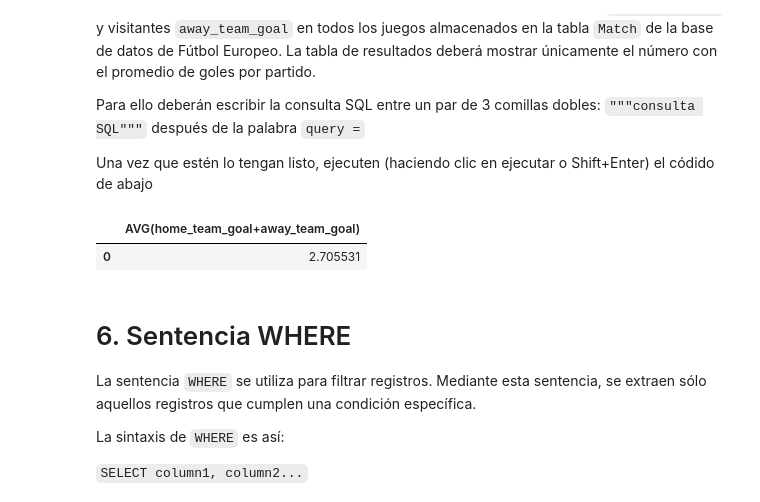
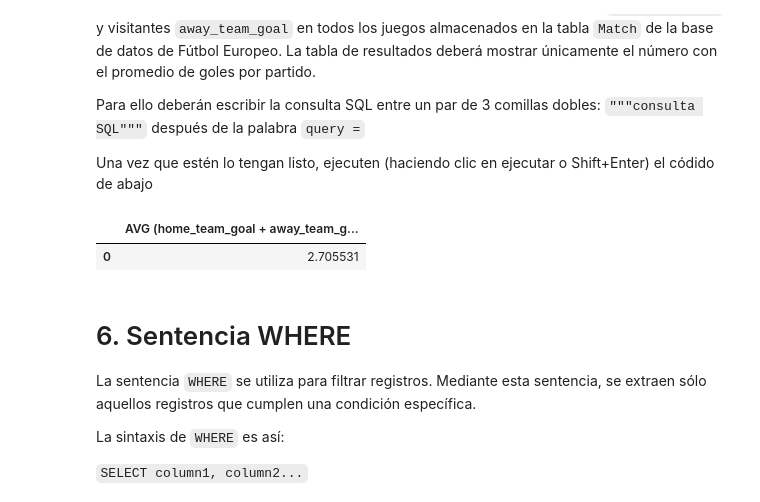
Before and after one commit to Juliodominguezcalderon/Talento_tech, a Jupyter notebook: Data_Analysis_SQL.ipynb, the cells around one changed output. Cells and saved outputs as stored; diff of their text form; code cells hidden in the pictures.

```diff
--- a/Data_Analysis_SQL.ipynb
+++ b/Data_Analysis_SQL.ipynb
@@ -47,8 +47,9 @@ import sqlite3 # SQLite
 
 # Los datos de entrada están disponibles en el directorio "../input/".
 
-path = 'C:/Users/USUARIO/OneDrive/Desktop/Análisis de Datos/Módulo Técnico/database.sqlite'
-database = path
+#path = '/content/database.sqlite'
+database = ('/content/database.sqlite')
+
 
 # Creamos la conexión con la BD y listaremos las tablas con las que contamos
 
@@ -546,14 +561,16 @@ Una vez que estén lo tengan listo, ejecuten (haciendo clic en ejecutar o Shift+
 # %%
 #Ingrese la la consulta SQL entre un par de 3 comillas dobles: """consulta SQL""" después de la palabra query =
 
-query = """ SELECT AVG(home_team_goal+away_team_goal)
-            FROM Match """
+query = """ SELECT
+            AVG (home_team_goal + away_team_goal)
+            FROM Match
+        """
 
 #No modificar lo siguiente:
 avg_sum_goals = pd.read_sql(query, conn)
 avg_sum_goals
 # %% [output]
-|  | AVG(home_team_goal+away_team_goal) |
+|  | AVG (home_team_goal + away_team_g... |
 | 0 | 2.705531 |
 # %% [markdown]
 # 6. Sentencia WHERE
```
Also changed, not shown: parts of 29 cells of this notebook.
